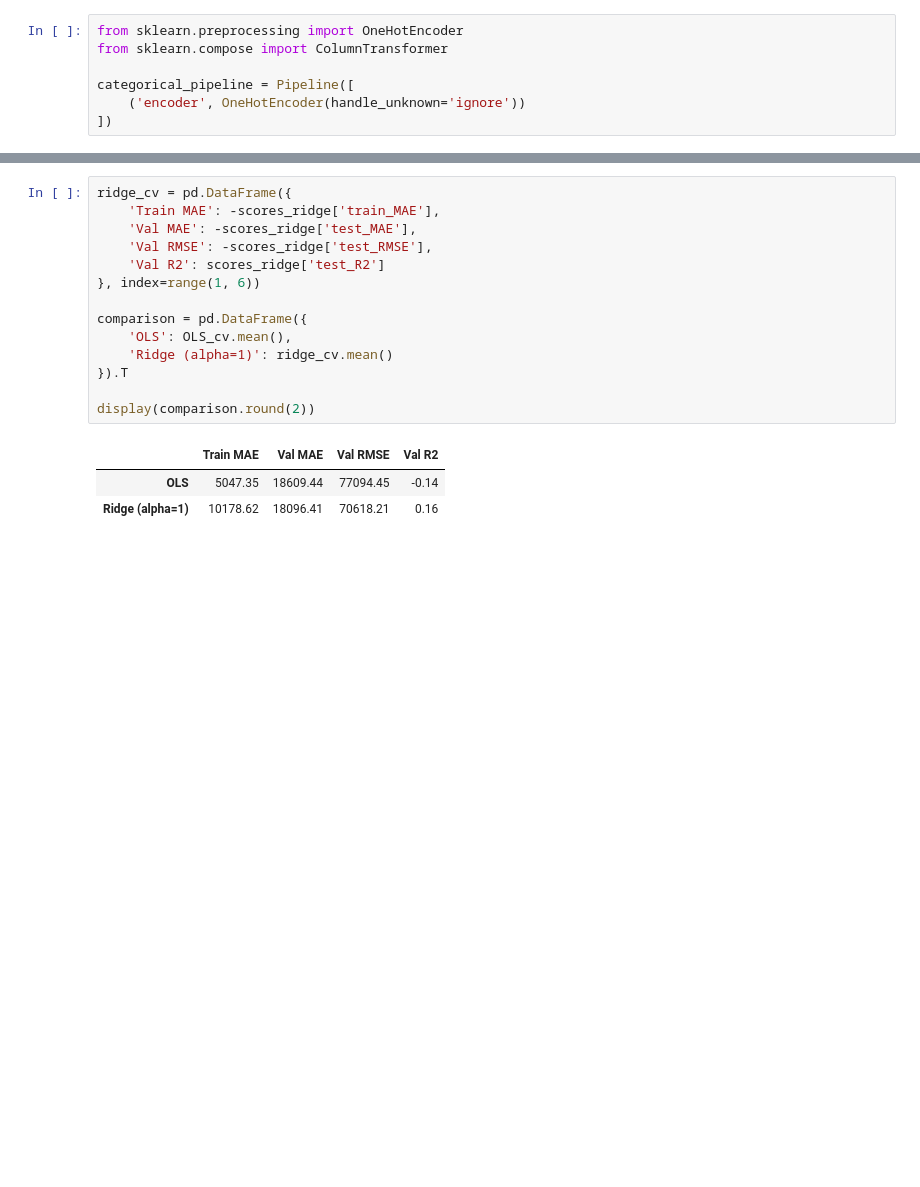
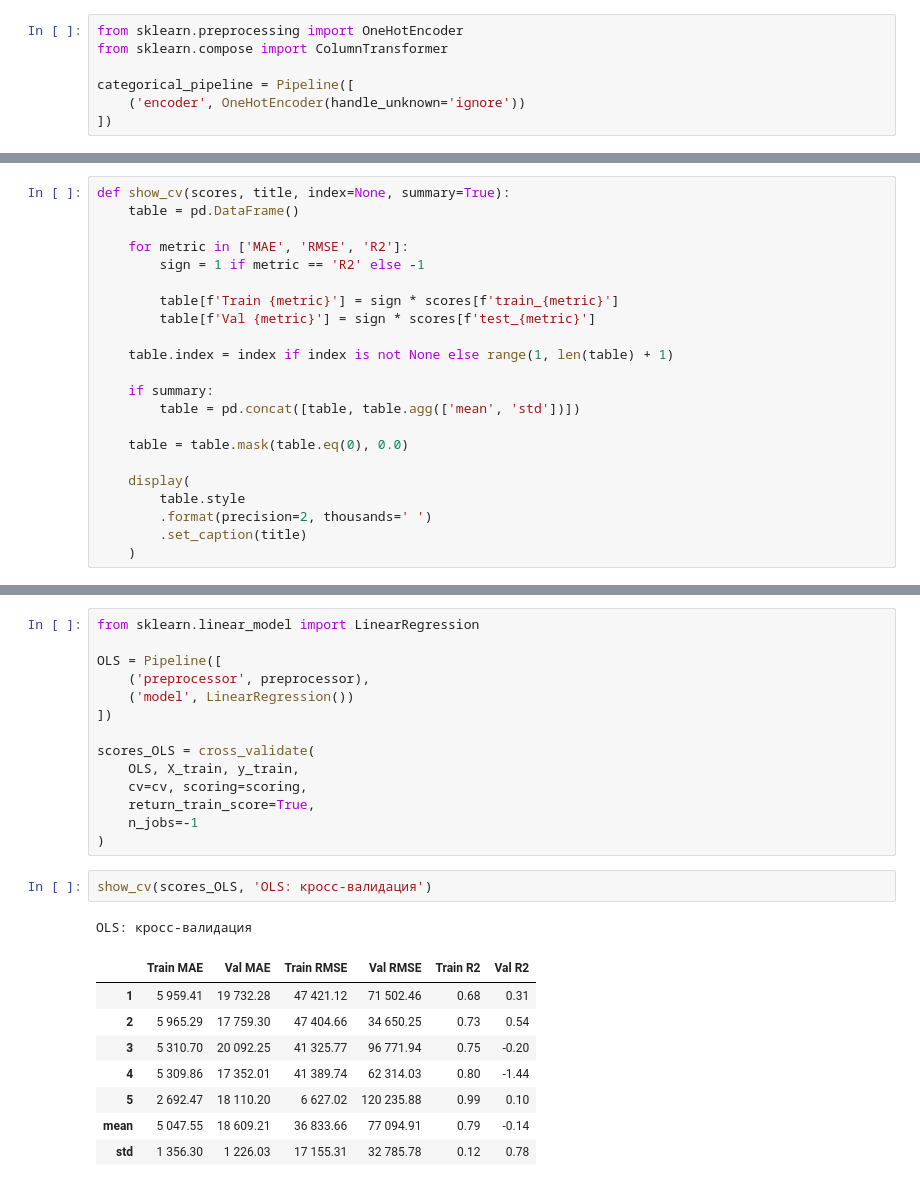
Before and after one commit to egorbolshanin/postupashki1, a Jupyter notebook: research.ipynb, the cells around one changed output, grey strips where cells are left out. Drawn from its saved outputs; the diff is of its cells as text; blank space fills up the shorter version.

```diff
--- a/research.ipynb
+++ b/research.ipynb
@@ -773 +814,23 @@ preprocessor = ColumnTransformer([
+# %%
+def show_cv(scores, title, index=None, summary=True):
+    table = pd.DataFrame()
+
+    for metric in ['MAE', 'RMSE', 'R2']:
+        sign = 1 if metric == 'R2' else -1
+
+        table[f'Train {metric}'] = sign * scores[f'train_{metric}']
+        table[f'Val {metric}'] = sign * scores[f'test_{metric}']
+
+    table.index = index if index is not None else range(1, len(table) + 1)
+
+    if summary:
+        table = pd.concat([table, table.agg(['mean', 'std'])])
+
+    table = table.mask(table.eq(0), 0.0)
+
+    display(
+        table.style
+        .format(precision=2, thousands=' ')
+        .set_caption(title)
+    )
 # %% [markdown]
@@ -882,18 +838,26 @@ scores_ridge = cross_validate(
-# %%
-ridge_cv = pd.DataFrame({
-    'Train MAE': -scores_ridge['train_MAE'],
-    'Val MAE': -scores_ridge['test_MAE'],
-    'Val RMSE': -scores_ridge['test_RMSE'],
-    'Val R2': scores_ridge['test_R2']
-}, index=range(1, 6))
-
-comparison = pd.DataFrame({
-    'OLS': OLS_cv.mean(),
-    'Ridge (alpha=1)': ridge_cv.mean()
-}).T
-
-display(comparison.round(2))
-# %% [output]
-|  | Train MAE | Val MAE | Val RMSE | Val R2 |
-| OLS | 5047.35 | 18609.44 | 77094.45 | -0.14 |
-| Ridge (alpha=1) | 10178.62 | 18096.41 | 70618.21 | 0.16 |
+# %%
+from sklearn.linear_model import LinearRegression
+
+OLS = Pipeline([
+    ('preprocessor', preprocessor),
+    ('model', LinearRegression())
+])
+
+scores_OLS = cross_validate(
+    OLS, X_train, y_train,
+    cv=cv, scoring=scoring,
+    return_train_score=True,
+    n_jobs=-1
+)
+# %%
+show_cv(scores_OLS, 'OLS: кросс-валидация')
+# %% [output]
+OLS: кросс-валидация
+|  | Train MAE | Val MAE | Train RMSE | Val RMSE | Train R2 | Val R2 |
+| 1 | 5 959.41 | 19 732.28 | 47 421.12 | 71 502.46 | 0.68 | 0.31 |
+| 2 | 5 965.29 | 17 759.30 | 47 404.66 | 34 650.25 | 0.73 | 0.54 |
+| 3 | 5 310.70 | 20 092.25 | 41 325.77 | 96 771.94 | 0.75 | -0.20 |
+| 4 | 5 309.86 | 17 352.01 | 41 389.74 | 62 314.03 | 0.80 | -1.44 |
+| 5 | 2 692.47 | 18 110.20 | 6 627.02 | 120 235.88 | 0.99 | 0.10 |
+| mean | 5 047.55 | 18 609.21 | 36 833.66 | 77 094.91 | 0.79 | -0.14 |
+| std | 1 356.30 | 1 226.03 | 17 155.31 | 32 785.78 | 0.12 | 0.78 |
```
Also changed, not shown: parts of 99 cells of this notebook, 7 other files.
